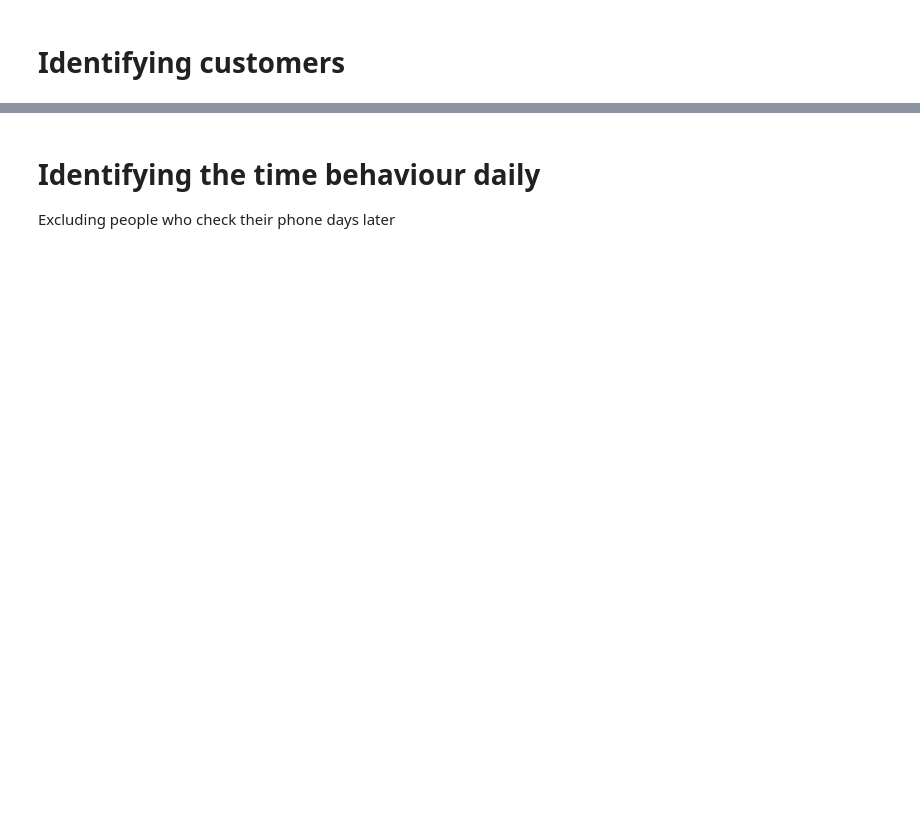
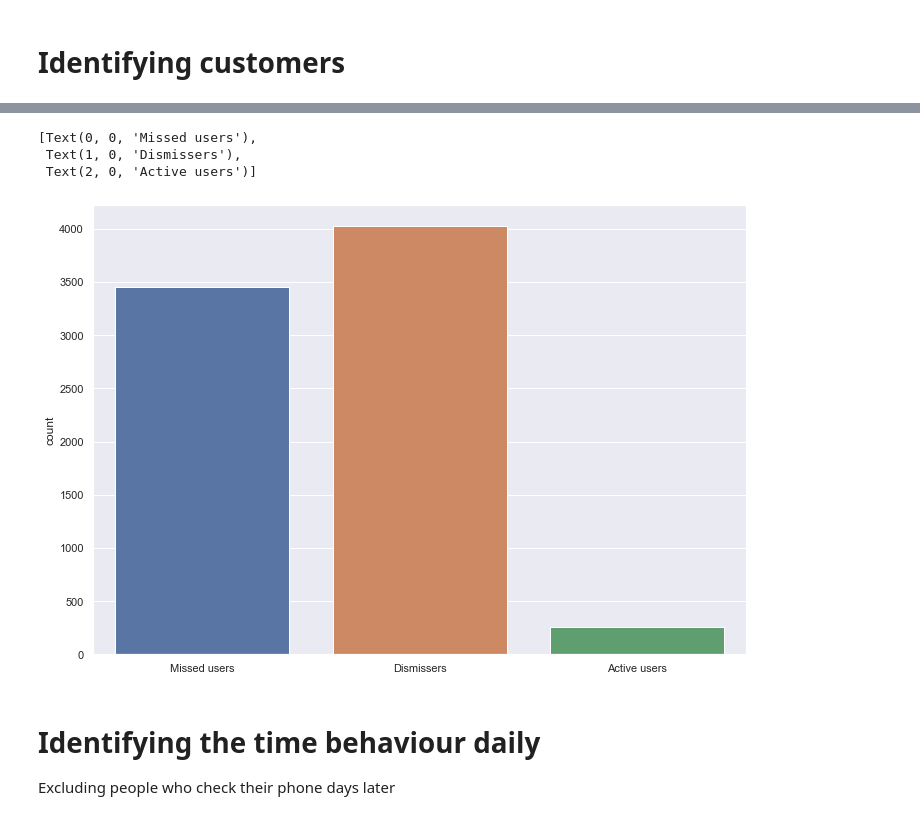
Before and after one commit to ComMutants/Capstone-WIMT, a Jupyter notebook: notebooks/EDU_EDA_3.ipynb, the cells around one changed output, grey strips where cells are left out. Saved outputs shown, nothing was run; the diff lists cells and outputs as text; code cells hidden in the pictures; blank space fills up the shorter version.

```diff
--- a/notebooks/EDU_EDA_3.ipynb
+++ b/notebooks/EDU_EDA_3.ipynb
@@ -86,3 +136,13 @@ ax.legend(handles, ["Scared users","Dismissers","Normal users"],loc='upper cente
+# %%
+gpbyuser3=gpbyuser2.head()
+sns.set(rc={'figure.figsize':(11.7,8.27)})
+ax=sns.countplot(x=agg_clust.labels_, palette="deep")
+ax.set_xticklabels(["Missed users","Dismissers","Active users"])
+# %% [output]
+[Text(0, 0, 'Missed users'),
+ Text(1, 0, 'Dismissers'),
+ Text(2, 0, 'Active users')]
+[figure, added]
 # %% [markdown]
  # Identifying the time behaviour daily
 
```
Also changed, not shown: parts of 31 cells of this notebook.
